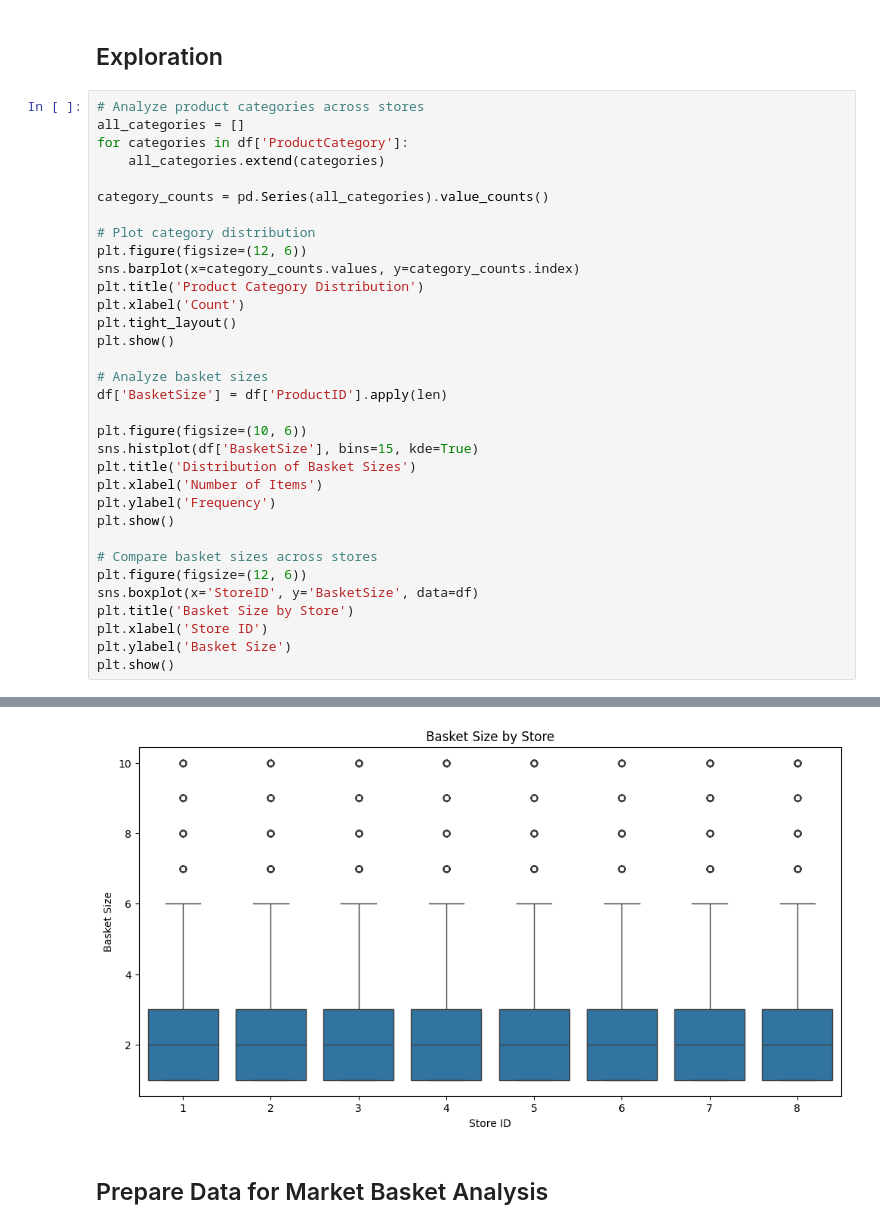
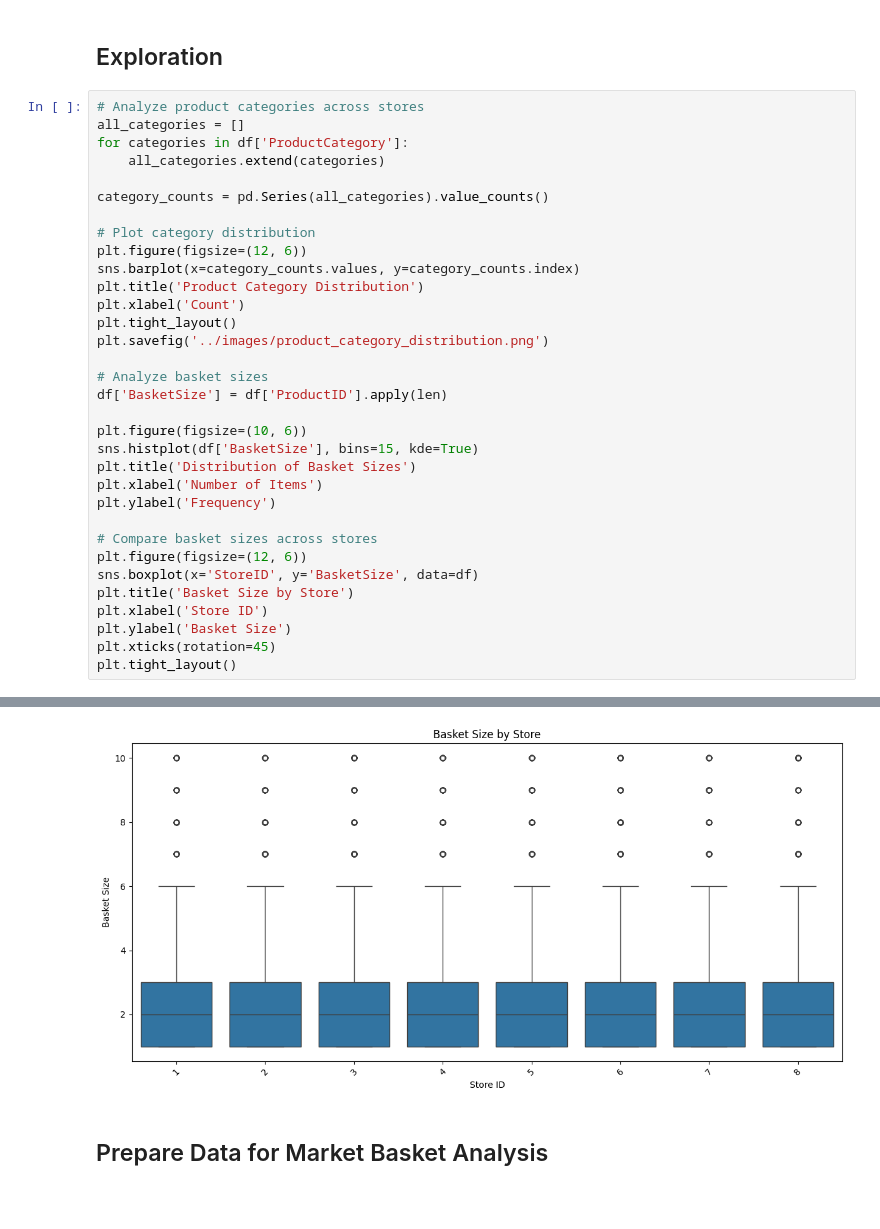
Before and after one commit to keanteng/wqd7005-final-exam, a Jupyter notebook: notebooks/task-5.ipynb, the cells around one changed output, grey strips where cells are left out. Drawn from its saved outputs; the diff is of its cells as text; blank space fills up the shorter version.

```diff
--- a/notebooks/task-5.ipynb
+++ b/notebooks/task-5.ipynb
@@ -102,37 +102,37 @@ all_categories = []
 for categories in df['ProductCategory']:
     all_categories.extend(categories)
 
 category_counts = pd.Series(all_categories).value_counts()
 
 # Plot category distribution
 plt.figure(figsize=(12, 6))
 sns.barplot(x=category_counts.values, y=category_counts.index)
 plt.title('Product Category Distribution')
 plt.xlabel('Count')
 plt.tight_layout()
-plt.show()
+plt.savefig('../images/product_category_distribution.png')
 
 # Analyze basket sizes
 df['BasketSize'] = df['ProductID'].apply(len)
 
 plt.figure(figsize=(10, 6))
 sns.histplot(df['BasketSize'], bins=15, kde=True)
 plt.title('Distribution of Basket Sizes')
 plt.xlabel('Number of Items')
 plt.ylabel('Frequency')
-plt.show()
 
 # Compare basket sizes across stores
 plt.figure(figsize=(12, 6))
 sns.boxplot(x='StoreID', y='BasketSize', data=df)
 plt.title('Basket Size by Store')
 plt.xlabel('Store ID')
 plt.ylabel('Basket Size')
-plt.show()
+plt.xticks(rotation=45)
+plt.tight_layout()
 # %% [output]
 [figure]
 [figure]
-[figure, old version]
+[figure, new version]
 # %% [markdown]
 ## Prepare Data for Market Basket Analysis
 # %%
```
Also changed, not shown: parts of 4 cells of this notebook, 22 other files.
